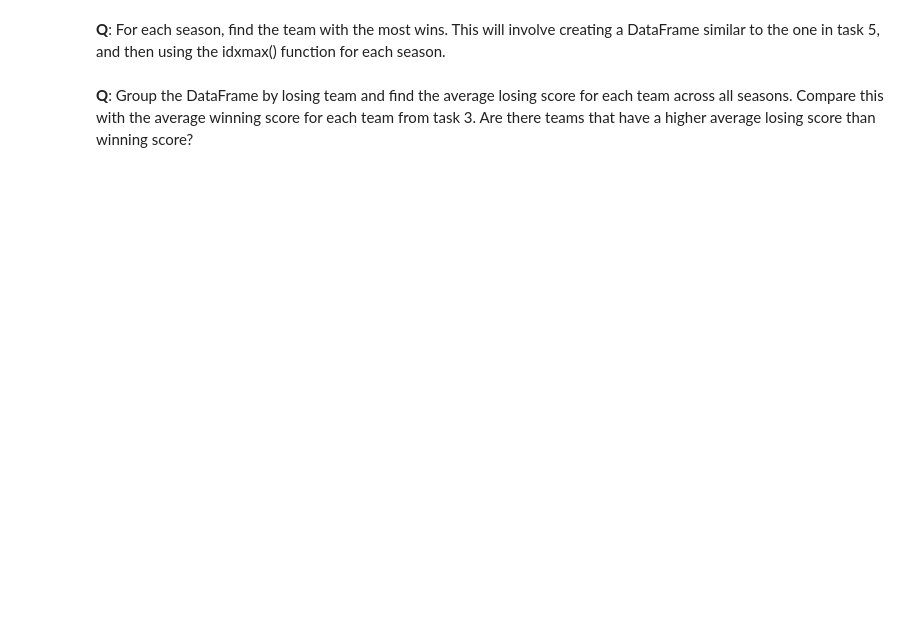
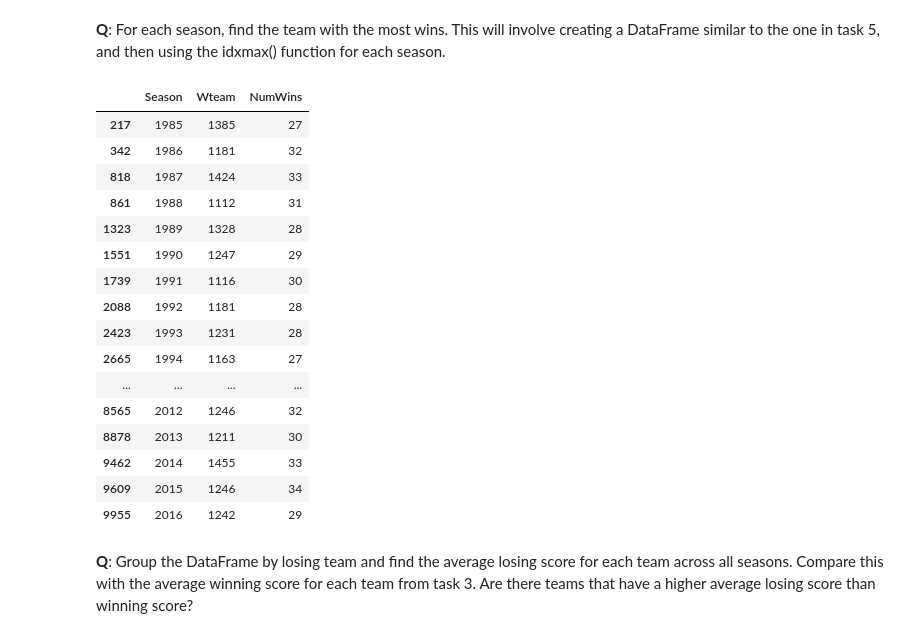
Before and after one commit to DenizIsikli/62444-DataVisualization-Analysis, a Jupyter notebook: Individual_works/pd_s215775.ipynb, the cells around one changed output. Cells and saved outputs as stored; diff of their text form; code cells hidden in the pictures; blank space fills up the shorter version.

Commit message:
Done with individual tasks

```diff
--- a/Individual_works/pd_s215775.ipynb
+++ b/Individual_works/pd_s215775.ipynb
@@ -405,2 +478,26 @@ df.values[0][0]
+# %%
+# Write your code here
+team_wins_season = df.groupby(['Season', 'Wteam']).size().reset_index(name='NumWins') #Similar as last task
+most_win_index = team_wins_season.groupby('Season')['NumWins'].idxmax() #Find index of most wins team for each season
+most_win_team_seasons = team_wins_season.loc[most_win_index] #Used index to find team with most wins each season
+most_win_team_seasons #Show the team with most wins each season
+# %% [output]
+|  | Season | Wteam | NumWins |
+| 217 | 1985 | 1385 | 27 |
+| 342 | 1986 | 1181 | 32 |
+| 818 | 1987 | 1424 | 33 |
+| 861 | 1988 | 1112 | 31 |
+| 1323 | 1989 | 1328 | 28 |
+| 1551 | 1990 | 1247 | 29 |
+| 1739 | 1991 | 1116 | 30 |
+| 2088 | 1992 | 1181 | 28 |
+| 2423 | 1993 | 1231 | 28 |
+| 2665 | 1994 | 1163 | 27 |
+| ... | ... | ... | ... |
+| 8565 | 2012 | 1246 | 32 |
+| 8878 | 2013 | 1211 | 30 |
+| 9462 | 2014 | 1455 | 33 |
+| 9609 | 2015 | 1246 | 34 |
+| 9955 | 2016 | 1242 | 29 |
 # %% [markdown]
 **Q**: Group the DataFrame by losing team and find the average losing score for each team across all seasons. Compare this with the average winning score for each team from task 3. Are there teams that have a higher average losing score than winning score?
```
Also changed, not shown: parts of 21 cells of this notebook.
